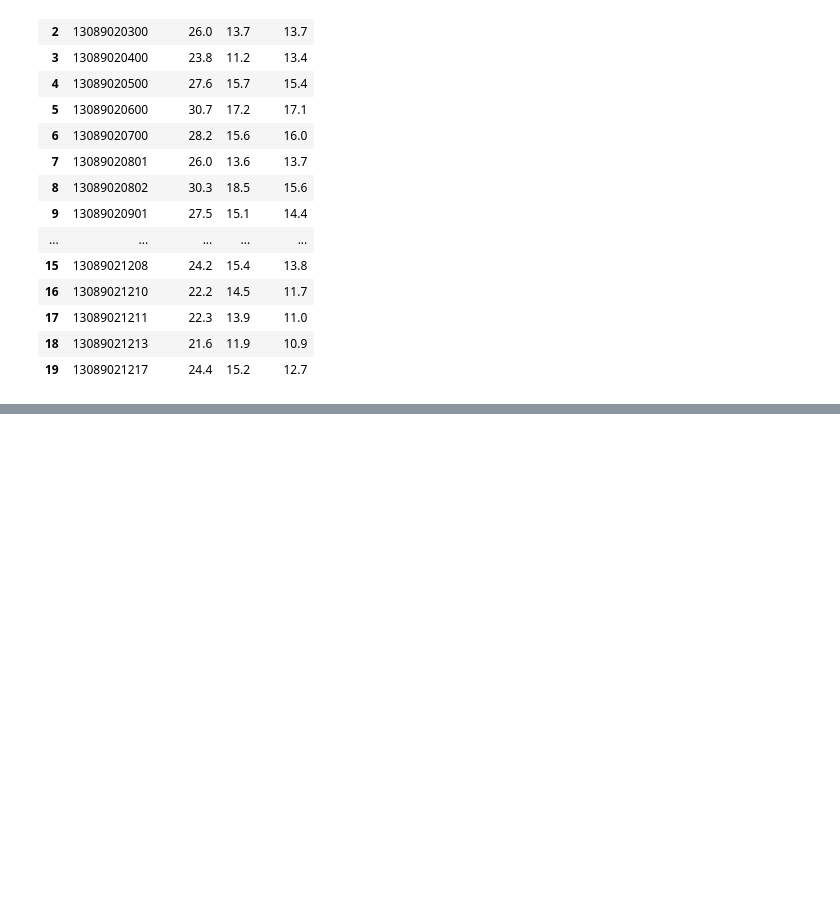
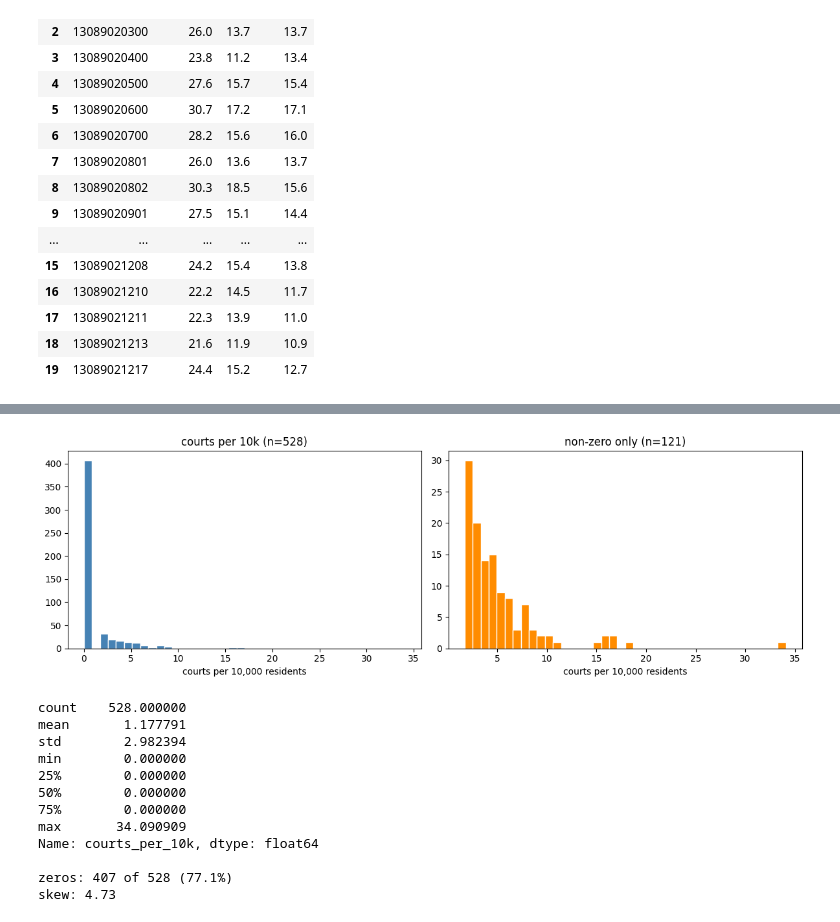
Before and after one commit to Medha-Subramaniyan/hoop-deserts-atl, a Jupyter notebook: notebooks/loading.ipynb, the cells around one changed output, grey strips where cells are left out. Saved outputs shown, nothing was run; the diff lists cells and outputs as text; code cells hidden in the pictures; blank space fills up the shorter version.

Commit message:
core metrics, analysis and viz

```diff
--- a/notebooks/loading.ipynb
+++ b/notebooks/loading.ipynb
@@ -565,0 +631,10 @@ health_wide[['GEOID', 'OBESITY', 'LPA', 'MHLTH']].head(20)
+# %%
+# Two different kinds of missing, handled differently:
+# court_count NaN = no court fell in this tract = a real, true ZERO.
+# census/health NaN = not measured or suppressed = genuinely UNKNOWN.
+# Filling the first is correct. Filling the second would fabricate data.
+analysis['court_count'] = analysis['court_count'].fillna(0).astype(int)
+
+print(analysis[['median_household_income', 'total_population',
+                'OBESITY', 'LPA', 'MHLTH', 'court_count']].isna().sum())
+print(f"\n{(analysis.court_count == 0).sum()} tracts with zero courts")
@@ -565,0 +719,10 @@ health_wide[['GEOID', 'OBESITY', 'LPA', 'MHLTH']].head(20)
+# %%
+# ALAND is land area in square meters (TIGER). 2,589,988 m² = 1 sq mile.
+analysis['area_sqmi'] = analysis.ALAND / 2_589_988
+analysis['courts_per_sqmi'] = np.where(
+    analysis.area_sqmi > 0,
+    analysis.court_count / analysis.area_sqmi,
+    np.nan,
+)
+
+analysis[['courts_per_10k', 'courts_per_sqmi']].describe()
@@ -565,0 +739,32 @@ health_wide[['GEOID', 'OBESITY', 'LPA', 'MHLTH']].head(20)
+# %%
+fig, axes = plt.subplots(1, 2, figsize=(12, 4))
+
+d = analysis.courts_per_10k.dropna()
+axes[0].hist(d, bins=40, color='steelblue', edgecolor='white')
+axes[0].set_title(f'courts per 10k (n={len(d)})')
+axes[0].set_xlabel('courts per 10,000 residents')
+
+nz = d[d > 0]
+axes[1].hist(nz, bins=40, color='darkorange', edgecolor='white')
+axes[1].set_title(f'non-zero only (n={len(nz)})')
+axes[1].set_xlabel('courts per 10,000 residents')
+
+plt.tight_layout(); plt.show()
+
+print(d.describe())
+print(f"\nzeros: {(d == 0).sum()} of {len(d)} ({(d == 0).mean():.1%})")
+print(f"skew: {d.skew():.2f}")
+# %% [output]
+[figure, added]
+count    528.000000
+mean       1.177791
+std        2.982394
+min        0.000000
+25%        0.000000
+50%        0.000000
+75%        0.000000
+max       34.090909
+Name: courts_per_10k, dtype: float64
+
+zeros: 407 of 528 (77.1%)
+skew: 4.73
```
Also changed, not shown: parts of 27 cells of this notebook.
